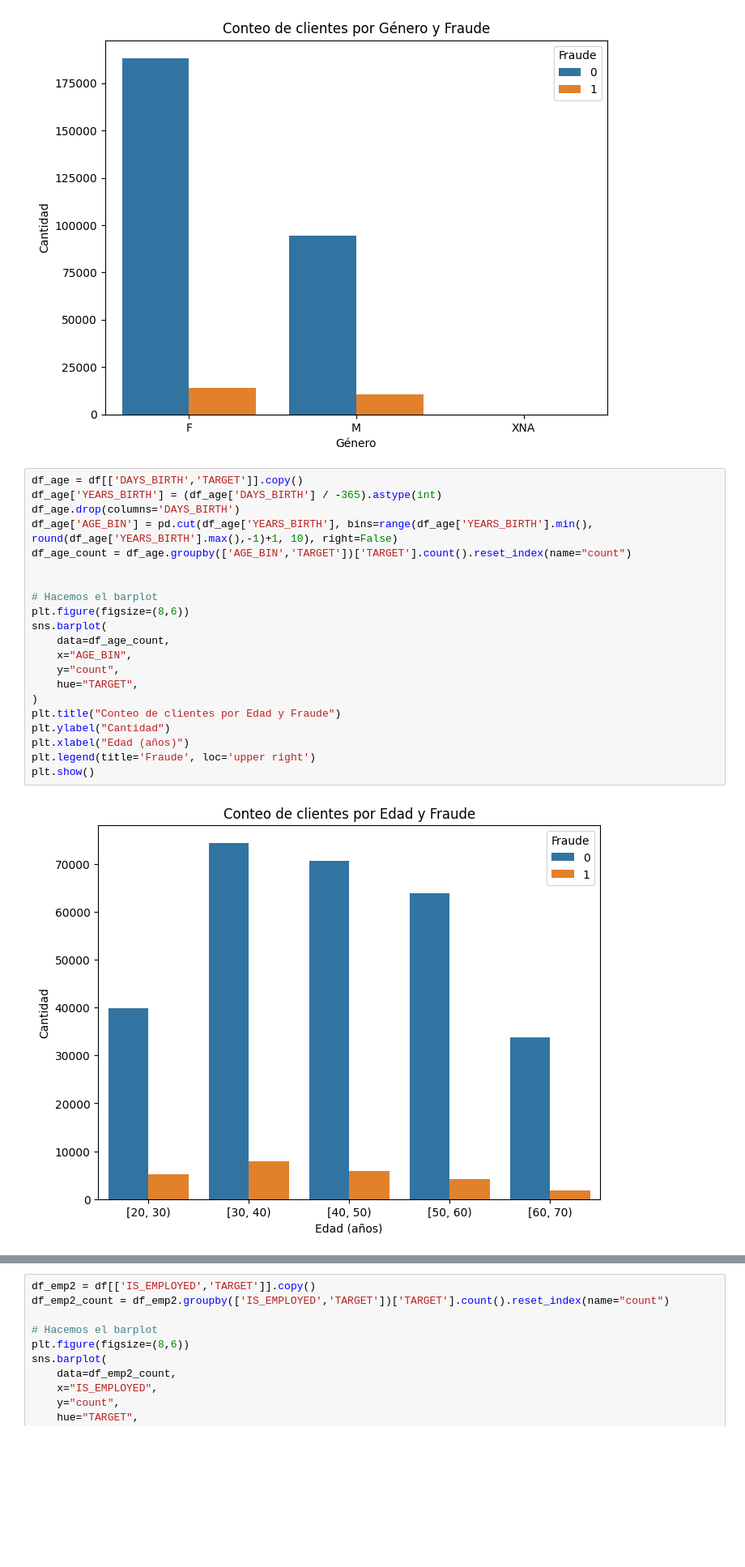
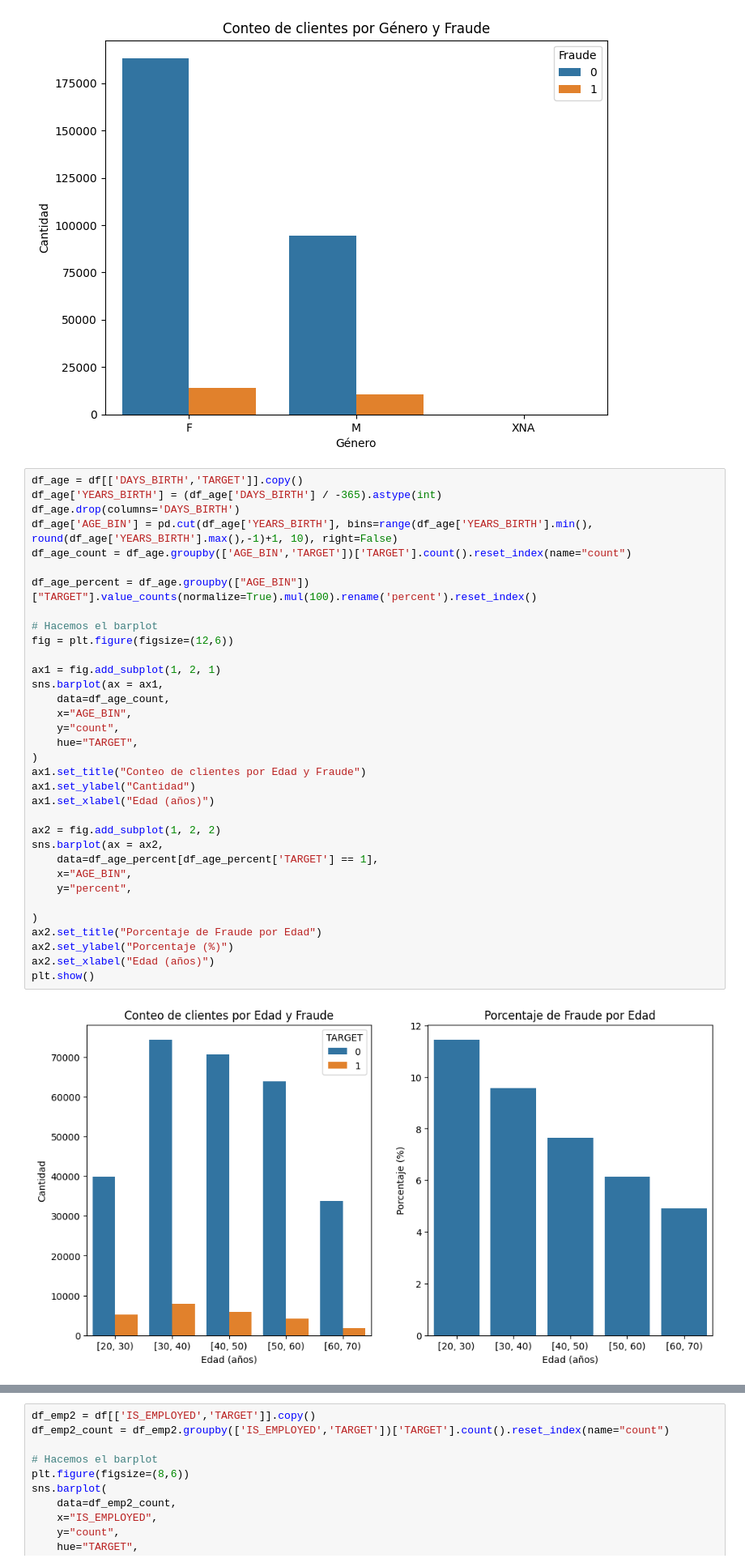
Before and after one commit to Anghelo-Salirrosas/CreditCardFraudProject, a Jupyter notebook: notebooks/3.DataVisualization.ipynb, the cells around one changed output, grey strips where cells are left out. Shown at 81% size. Cells and saved outputs as stored; diff of their text form; blank space fills up the shorter version.

Commit message:
Data Visualization 3

```diff
--- a/notebooks/3.DataVisualization.ipynb
+++ b/notebooks/3.DataVisualization.ipynb
@@ -46,23 +46,36 @@ plt.show()
 # %%
 df_age = df[['DAYS_BIRTH','TARGET']].copy()
 df_age['YEARS_BIRTH'] = (df_age['DAYS_BIRTH'] / -365).astype(int)
 df_age.drop(columns='DAYS_BIRTH')
 df_age['AGE_BIN'] = pd.cut(df_age['YEARS_BIRTH'], bins=range(df_age['YEARS_BIRTH'].min(), round(df_age['YEARS_BIRTH'].max(),-1)+1, 10), right=False)
 df_age_count = df_age.groupby(['AGE_BIN','TARGET'])['TARGET'].count().reset_index(name="count")
 
+df_age_percent = df_age.groupby(["AGE_BIN"])["TARGET"].value_counts(normalize=True).mul(100).rename('percent').reset_index()
 
 # Hacemos el barplot
-plt.figure(figsize=(8,6))
-sns.barplot(
+fig = plt.figure(figsize=(12,6))
+
+ax1 = fig.add_subplot(1, 2, 1)
+sns.barplot(ax = ax1,
     data=df_age_count,
     x="AGE_BIN",
     y="count",
     hue="TARGET",
 )
-plt.title("Conteo de clientes por Edad y Fraude")
-plt.ylabel("Cantidad")
-plt.xlabel("Edad (años)")
-plt.legend(title='Fraude', loc='upper right')
+ax1.set_title("Conteo de clientes por Edad y Fraude")
+ax1.set_ylabel("Cantidad")
+ax1.set_xlabel("Edad (años)")
+
+ax2 = fig.add_subplot(1, 2, 2)
+sns.barplot(ax = ax2,
+    data=df_age_percent[df_age_percent['TARGET'] == 1],
+    x="AGE_BIN",
+    y="percent",
+
+)
+ax2.set_title("Porcentaje de Fraude por Edad")
+ax2.set_ylabel("Porcentaje (%)")
+ax2.set_xlabel("Edad (años)")
 plt.show()
 # %% [output]
-[figure, old version]
+[figure, new version]
```
Also changed, not shown: parts of 11 cells of this notebook.
